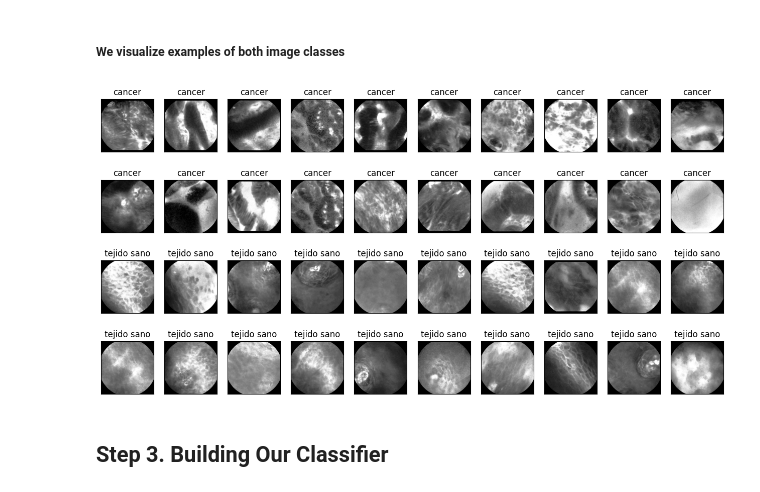
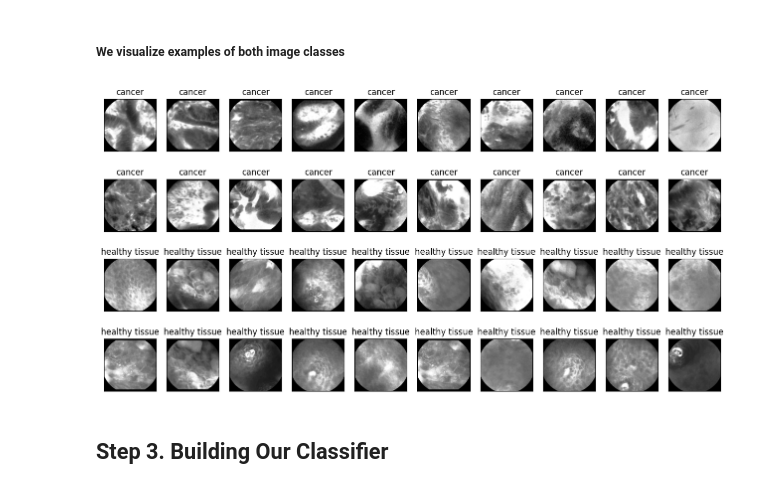
Before and after one commit to chaveroricardo/ClassificadorCancerEsofago, a Jupyter notebook: Notebooks/PerceptronClasificadorCancerEsófago.ipynb, the cells around one changed output. Cells and saved outputs as stored; diff of their text form; code cells hidden in the pictures.

```diff
--- a/Notebooks/PerceptronClasificadorCancerEsófago.ipynb
+++ b/Notebooks/PerceptronClasificadorCancerEsófago.ipynb
@@ -230,38 +229,36 @@ X.shape
 # %% [markdown]
 ##### We visualize examples of both image classes
 # %%
-# Con el método GroupBy de Pandas separamos el data frame en dos, de acuerdo
-# la nuestra etiqueta.
+# With Pandas' GroupBy method, we split the data frame into two, according to our label.
 porClase = datos.groupby('class_number')
 
-# Elijimos al azar n muestras de cada subconjunto y guardamos la posición de las
-# imagenes cancerigenas en la lista "c" y en  "s" las de tejido sano.
+# We randomly select n samples from each subset and save the positions of
+# the cancerous images in the "c" list and healthy tissue images in "s".
 n = 20
 c = random.sample(porClase.get_group(1).index.tolist(), n)
 s = random.sample(porClase.get_group(0).index.tolist(), n)
 
-
-# Creamos el espacio para las 40 imagenes que vamos a desplegar
+# We create the space for the 40 images we are going to display
 fig = plt.figure(figsize=(16, 8))
 columns = 10
 rows = 4
 
-# Desplegamos las imagenes
+# We display the images
 for i in range(0, 40):
-    fig.add_subplot( rows, columns, i+1)
+    fig.add_subplot(rows, columns, i+1)
     if i < 20:
         plt.imshow(img[c[i]], cmap='Greys_r')
         plt.title('cancer')
         plt.xticks([])
         plt.yticks([])
     else:
         plt.imshow(img[s[i-20]], cmap='Greys_r')
-        plt.title('tejido sano')
+        plt.title('healthy tissue')
         plt.xticks([])
         plt.yticks([])
 plt.show()
 # %% [output]
-[figure, old version]
+[figure, new version]
 # %% [markdown]
 ## Step 3. Building Our Classifier
 # %% [markdown]
```
Also changed, not shown: parts of 13 cells of this notebook.
